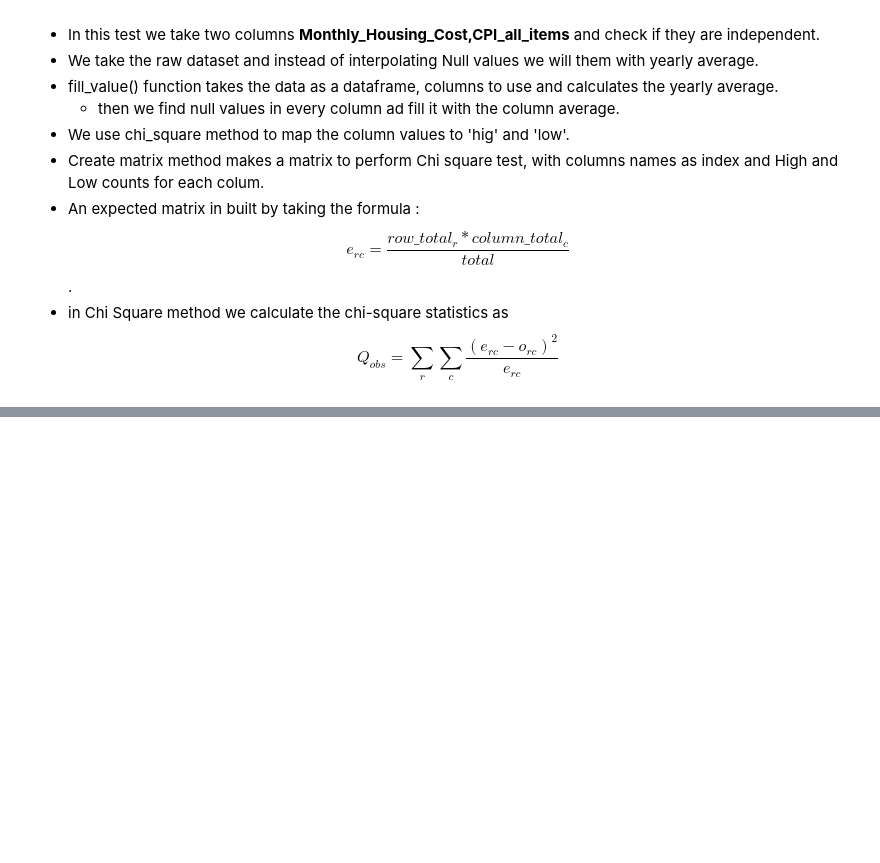
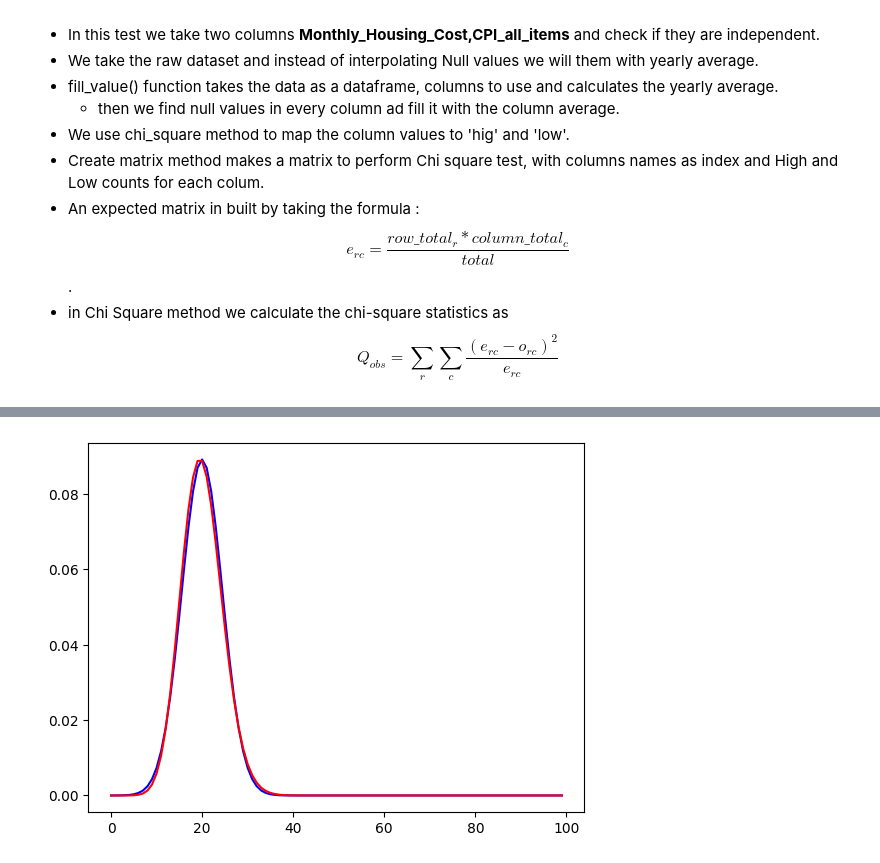
Before and after one commit to cs16b004/544-ps-project, a Jupyter notebook: src/project_la_22.ipynb, the cells around one changed output, grey strips where cells are left out. Saved outputs shown, nothing was run; the diff lists cells and outputs as text; code cells hidden in the pictures; blank space fills up the shorter version.

```diff
--- a/src/project_la_22.ipynb
+++ b/src/project_la_22.ipynb
@@ -1162,0 +1307,34 @@ print("Since Chi Sum is {} which is less than the threshold we accpept the null
+# %%
+from scipy.stats import poisson
+
+
+def lam_pdf(lam,k):
+    res=1.0
+    c=0
+    for i in range(k):
+        if c < lam:
+            res= (res*lam/(i+1))*(np.e**-1)
+        else:
+            res= (res*lam/(i+1))
+        c+=1
+    #print(c)
+    if c < lam:
+        res= (res)*(np.e**-1)
+        c+=1
+    return res
+lam = 20.0
+rv = poisson(lam)
+n = 100
+x = np.arange(0,n,1)
+pdfs = [rv.pmf(i) for i in range (n)]
+
+new_pdfs = [lam_pdf(lam,i)*i for i in range(n)]
+
+#print(sum(new_pdfs))
+normal_sample  = [norm.pdf(x,loc=(lam),scale = np.sqrt(lam)) for x in range(n)]
+plt.plot(x,normal_sample,color='blue')
+#print((np.absolute(np.array(normal_sample) - np.array(pdfs))).sum())
+plt.plot(x,pdfs,color='red')
+plt.show()
+# %% [output]
+[figure, added]
```
Also changed, not shown: parts of 9 cells of this notebook.
